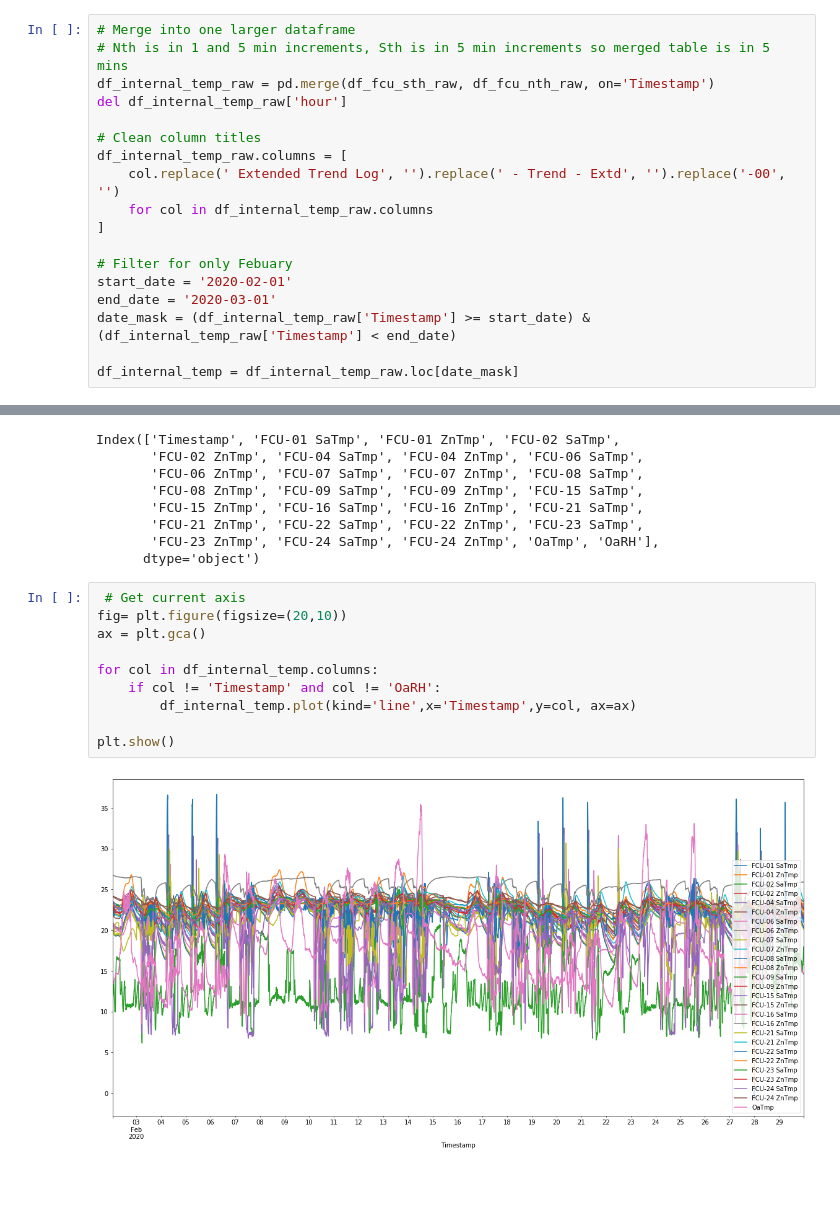
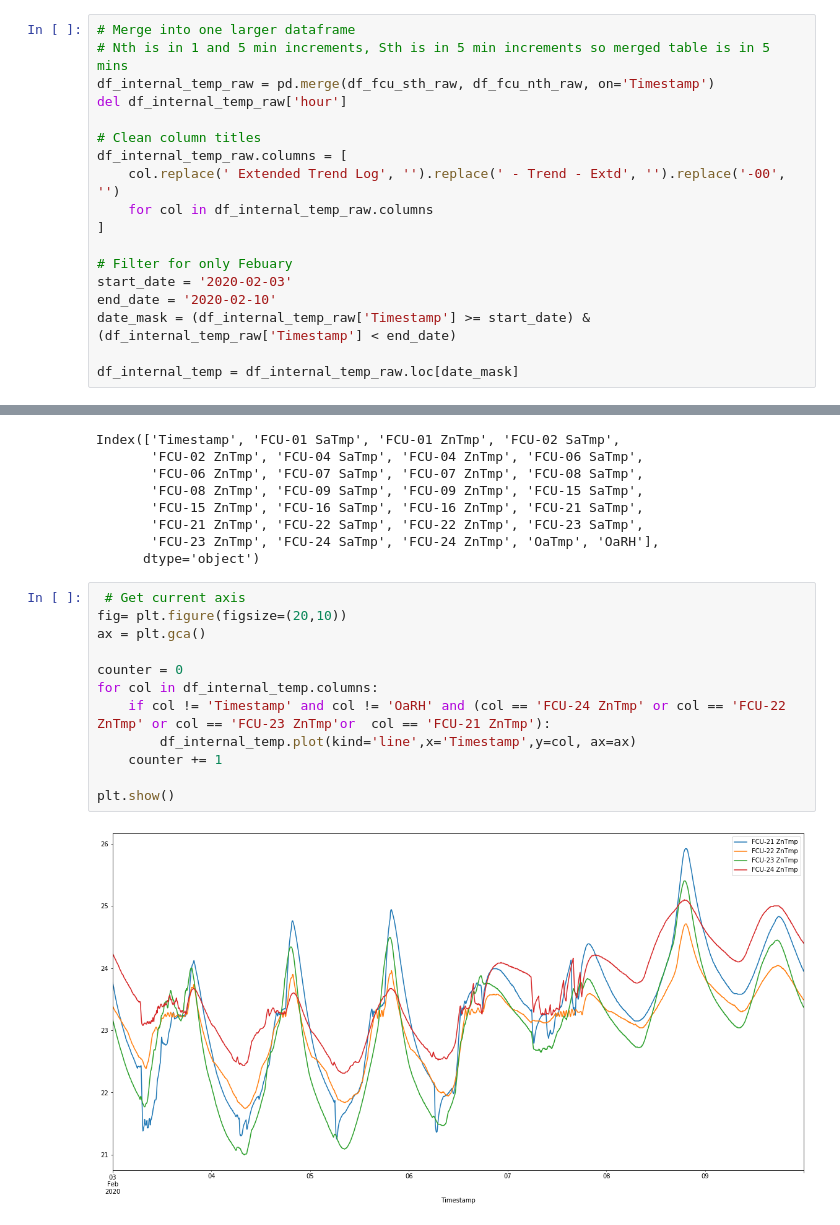
Before and after one commit to Pencilvesterr/TRC4200_LTB, a Jupyter notebook: local_data_manipulation.ipynb, the cells around one changed output, grey strips where cells are left out. Drawn from its saved outputs; the diff is of its cells as text; blank space fills up the shorter version.

```diff
--- a/local_data_manipulation.ipynb
+++ b/local_data_manipulation.ipynb
@@ -95,8 +95,8 @@ df_internal_temp_raw.columns = [
 ]
 
 # Filter for only Febuary
-start_date = '2020-02-01'
-end_date = '2020-03-01'
+start_date = '2020-02-03'
+end_date = '2020-02-10'
 date_mask = (df_internal_temp_raw['Timestamp'] >= start_date) & (df_internal_temp_raw['Timestamp'] < end_date)
 
 df_internal_temp = df_internal_temp_raw.loc[date_mask]
@@ -114,12 +114,14 @@ Index(['Timestamp', 'FCU-01 SaTmp', 'FCU-01 ZnTmp', 'FCU-02 SaTmp',
 # %%
  # Get current axis
 fig= plt.figure(figsize=(20,10))
 ax = plt.gca()
 
+counter = 0
 for col in df_internal_temp.columns:
-    if col != 'Timestamp' and col != 'OaRH':
+    if col != 'Timestamp' and col != 'OaRH' and (col == 'FCU-24 ZnTmp' or col == 'FCU-22 ZnTmp' or col == 'FCU-23 ZnTmp'or  col == 'FCU-21 ZnTmp'):
         df_internal_temp.plot(kind='line',x='Timestamp',y=col, ax=ax)
+    counter += 1
 
 plt.show()
 # %% [output]
-[figure, old version]
+[figure, new version]
```
Also changed, not shown: 2 other files.
